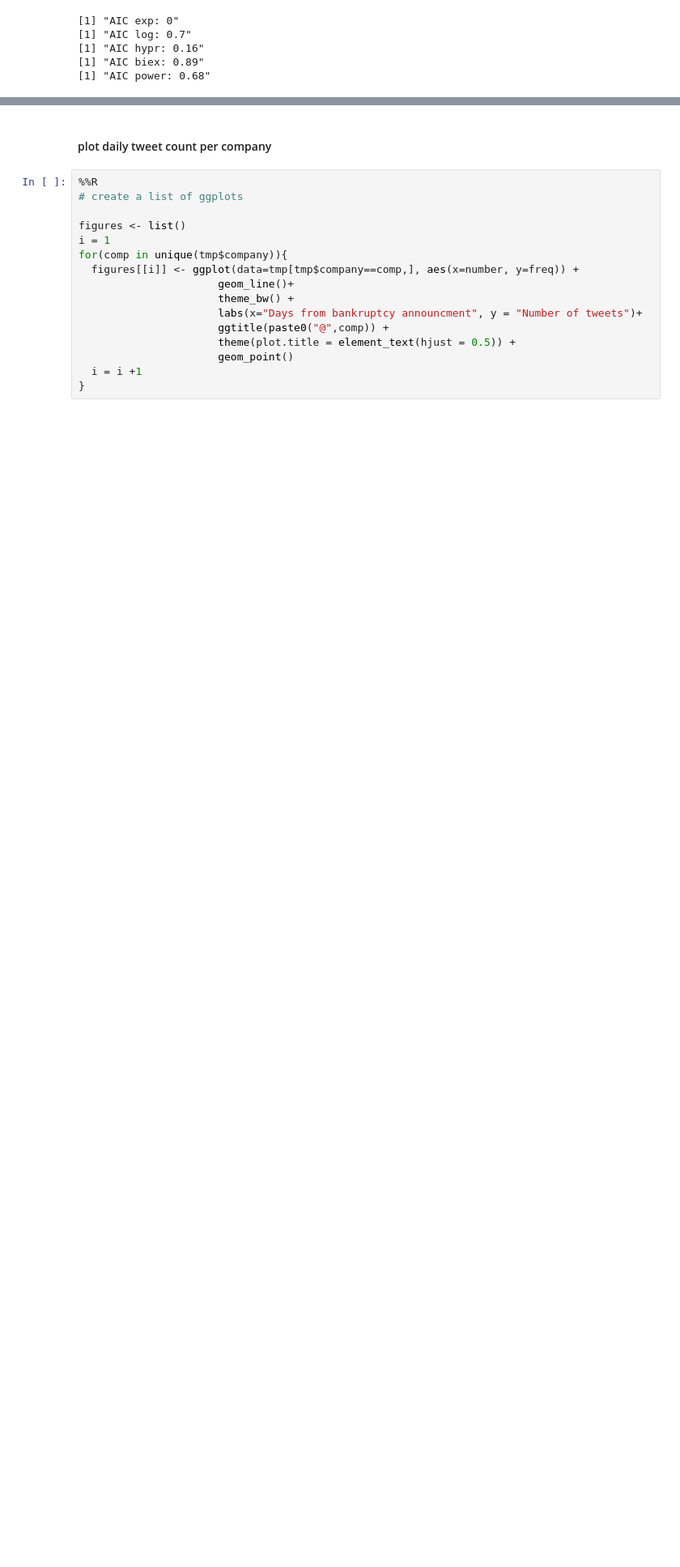
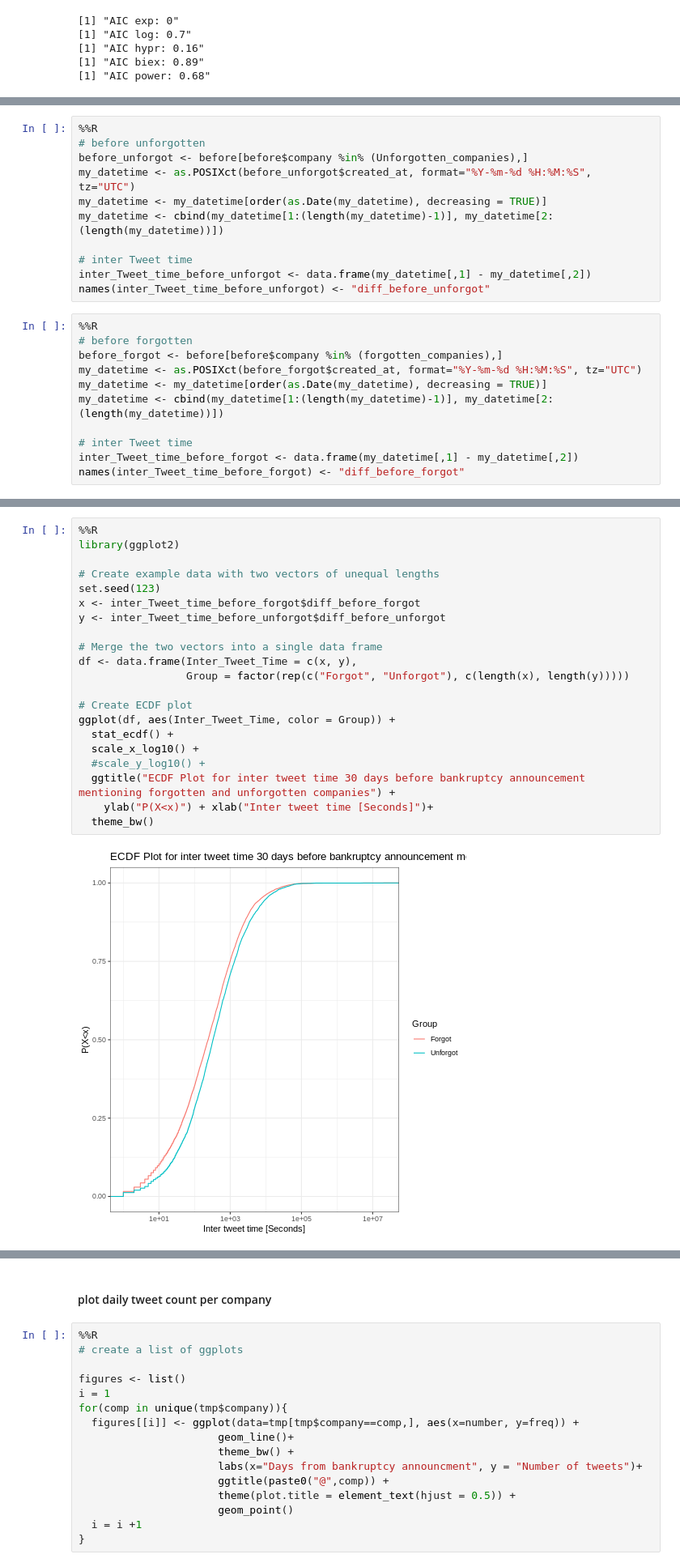
Before and after one commit to bartala/Bankruptcy, a Jupyter notebook: R_PY_before_covid_data.ipynb, the cells around one changed output, grey strips where cells are left out. Shown at 81% size. Saved outputs shown, nothing was run; the diff lists cells and outputs as text; blank space fills up the shorter version.

```diff
--- a/R_PY_before_covid_data.ipynb
+++ b/R_PY_before_covid_data.ipynb
@@ -532,0 +597,22 @@ print(Biexponential)
+# %%
+%%R
+# before unforgotten
+before_unforgot <- before[before$company %in% (Unforgotten_companies),]
+my_datetime <- as.POSIXct(before_unforgot$created_at, format="%Y-%m-%d %H:%M:%S", tz="UTC")
+my_datetime <- my_datetime[order(as.Date(my_datetime), decreasing = TRUE)]
+my_datetime <- cbind(my_datetime[1:(length(my_datetime)-1)], my_datetime[2:(length(my_datetime))])
+
+# inter Tweet time
+inter_Tweet_time_before_unforgot <- data.frame(my_datetime[,1] - my_datetime[,2])
+names(inter_Tweet_time_before_unforgot) <- "diff_before_unforgot"
+# %%
+%%R
+# before forgotten
+before_forgot <- before[before$company %in% (forgotten_companies),]
+my_datetime <- as.POSIXct(before_forgot$created_at, format="%Y-%m-%d %H:%M:%S", tz="UTC")
+my_datetime <- my_datetime[order(as.Date(my_datetime), decreasing = TRUE)]
+my_datetime <- cbind(my_datetime[1:(length(my_datetime)-1)], my_datetime[2:(length(my_datetime))])
+
+# inter Tweet time
+inter_Tweet_time_before_forgot <- data.frame(my_datetime[,1] - my_datetime[,2])
+names(inter_Tweet_time_before_forgot) <- "diff_before_forgot"
@@ -532,0 +625,23 @@ print(Biexponential)
+# %%
+%%R
+library(ggplot2)
+
+# Create example data with two vectors of unequal lengths
+set.seed(123)
+x <- inter_Tweet_time_before_forgot$diff_before_forgot
+y <- inter_Tweet_time_before_unforgot$diff_before_unforgot
+
+# Merge the two vectors into a single data frame
+df <- data.frame(Inter_Tweet_Time = c(x, y),
+                 Group = factor(rep(c("Forgot", "Unforgot"), c(length(x), length(y)))))
+
+# Create ECDF plot
+ggplot(df, aes(Inter_Tweet_Time, color = Group)) +
+  stat_ecdf() +
+  scale_x_log10() +
+  #scale_y_log10() +
+  ggtitle("ECDF Plot for inter tweet time 30 days before bankruptcy announcement mentioning forgotten and unforgotten companies") +
+    ylab("P(X<x)") + xlab("Inter tweet time [Seconds]")+
+  theme_bw()
+# %% [output]
+[figure, added]
```
Also changed, not shown: parts of 24 cells of this notebook.
